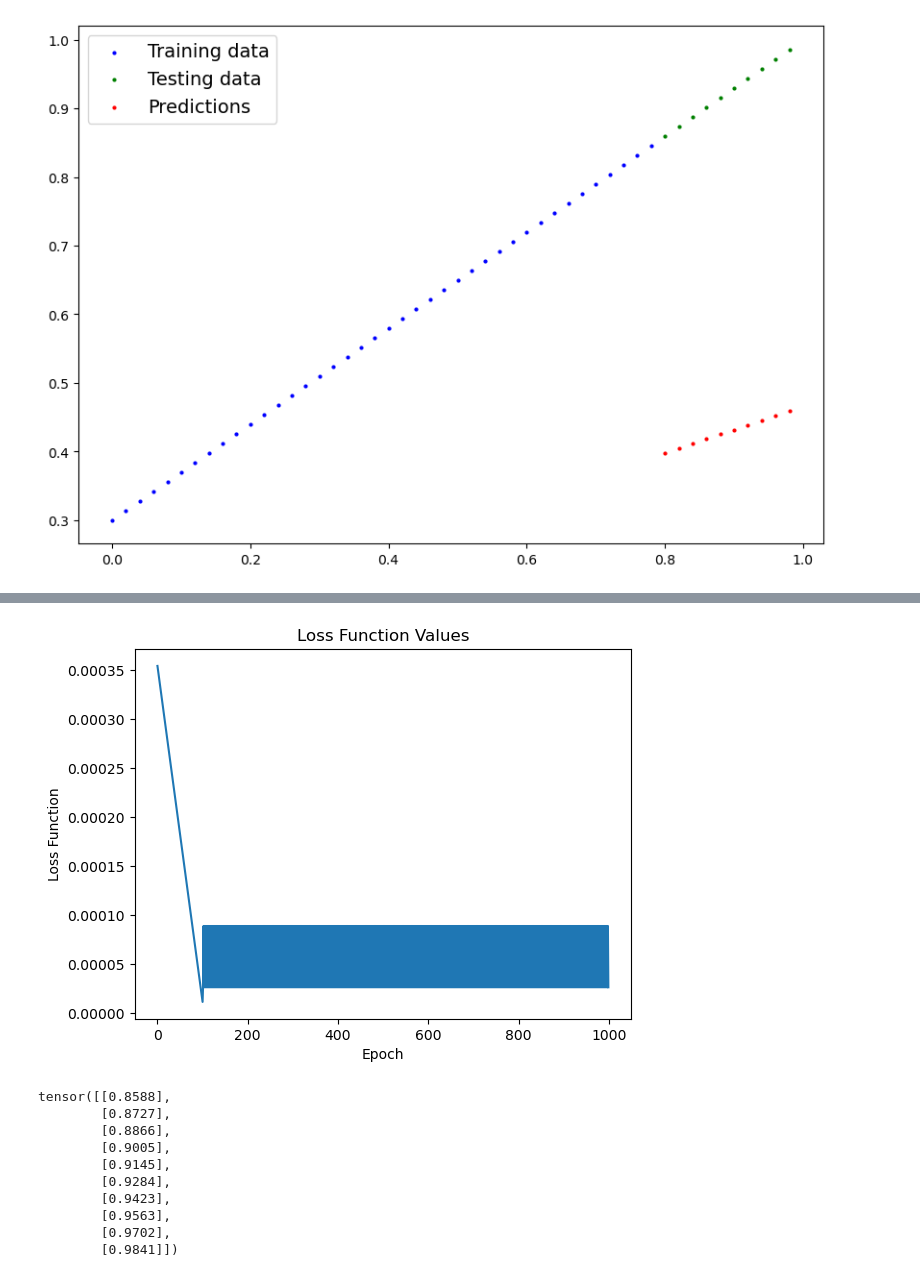
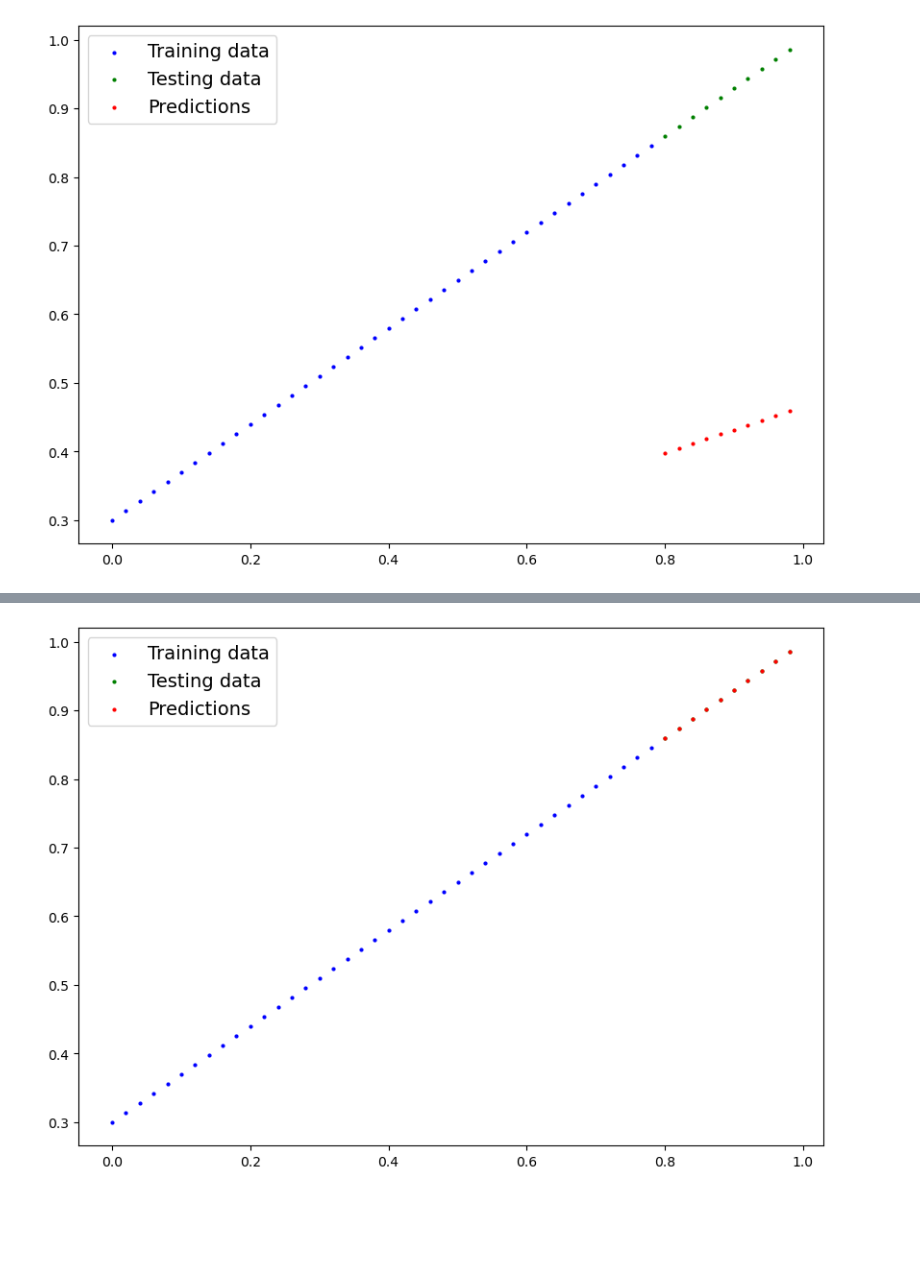
Before and after one commit to bennettandy/PyTorchWork, a Jupyter notebook: SimpleLinearRegressionModel.ipynb, the cells around one changed output, grey strips where cells are left out. Drawn from its saved outputs; the diff is of its cells as text; code cells hidden in the pictures; blank space fills up the shorter version.

Commit message:
added separate loss curves for training and test data

```diff
--- a/SimpleLinearRegressionModel.ipynb
+++ b/SimpleLinearRegressionModel.ipynb
@@ -160,12 +157,15 @@ optimiser_fn = torch.optim.SGD(params=model_0.parameters(),
 # %%
 # Training loop and testing loop
 
-epochs = 1000 # hyperparameter - we set it ourselves
+epochs = 20000 # hyperparameter - we set it ourselves
 
-loss_function_outputs = []
+# track values during training
+epoch_count = []
+loss_values = []
+test_loss_values = []
 
 for epoch in range(epochs):
-
+    epoch_count.append(epoch)
     model_0.train() # train mode in pytorch set
 
     # forward pass
@@ -173,7 +173,7 @@ for epoch in range(epochs):
 
     # calculate loss (input, target)
     loss = loss_fn(y_pred, y_train)
-    loss_function_outputs.append(loss.item())
+    loss_values.append(loss)
 
     # optimiser zero grad
     optimiser_fn.zero_grad()
@@ -184,5 +184,20 @@ for epoch in range(epochs):
     # step the optimizer
     optimiser_fn.step()
 
-    # testing
+    # Testing against the test data
     model_0.eval()
+    # inference mode turns off gradient tracking
+    with torch.inference_mode():
+
+        # forward pass
+        test_pred = model_0(X_test)
+
+        # calculate the loss value
+        test_loss = loss_fn(test_pred, y_test)
+
+        test_loss_values.append(test_loss)
+
+    if epoch % 5000 == 0:
+        print(f"Epoch: {epoch} | Test: {loss} | Test loss: {test_loss}")
+
+print(model_0.state_dict())
@@ -189,25 +210,10 @@ for epoch in range(epochs):
-# %%
-# Plot the outputs of the loss function
-plt.plot(loss_function_outputs)
-plt.xlabel('Epoch')
-plt.ylabel('Loss Function')
-plt.title('Loss Function Values')
-plt.show()
-# %% [output]
-[figure, removed]
 # %%
+# turns off model properties related to training
+model_0.eval()
+# inference mode turns off gradient tracking, Performance improvements
 with torch.inference_mode():
     y_preds = model_0(X_test)
 
-y_preds
+plot_predictions(predictions=y_preds)
 # %% [output]
-tensor([[0.8588],
-        [0.8727],
-        [0.8866],
-        [0.9005],
-        [0.9145],
-        [0.9284],
-        [0.9423],
-        [0.9563],
-        [0.9702],
-        [0.9841]])
+[figure, added]
```
Also changed, not shown: parts of 5 cells of this notebook.
